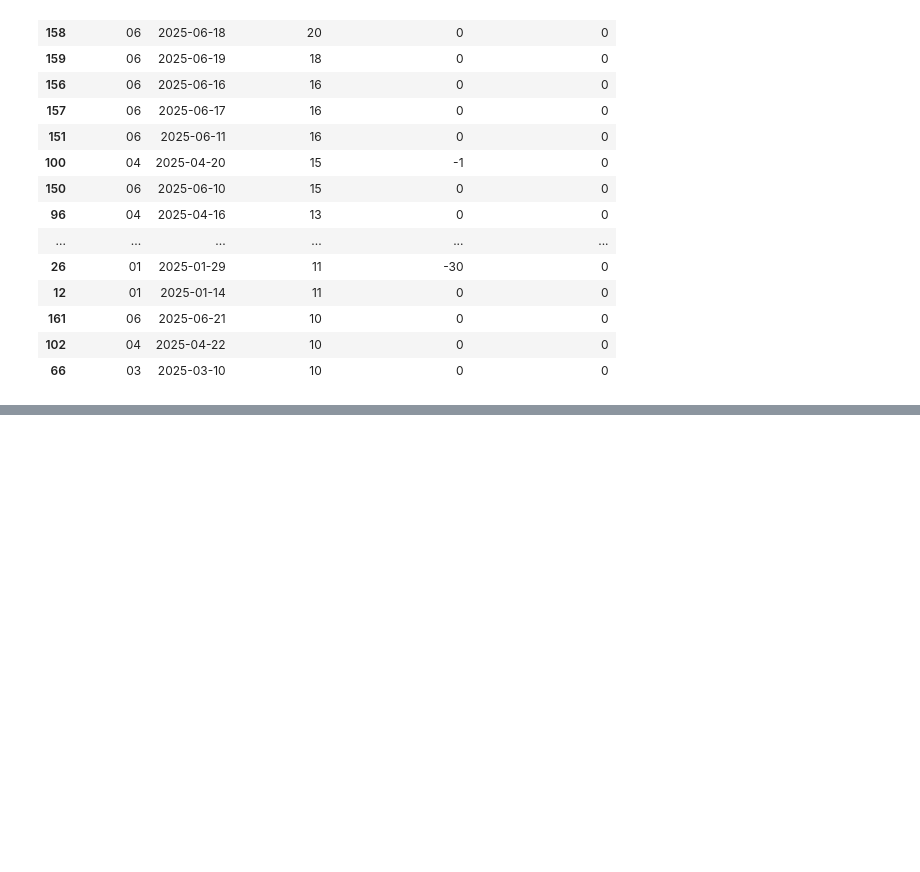
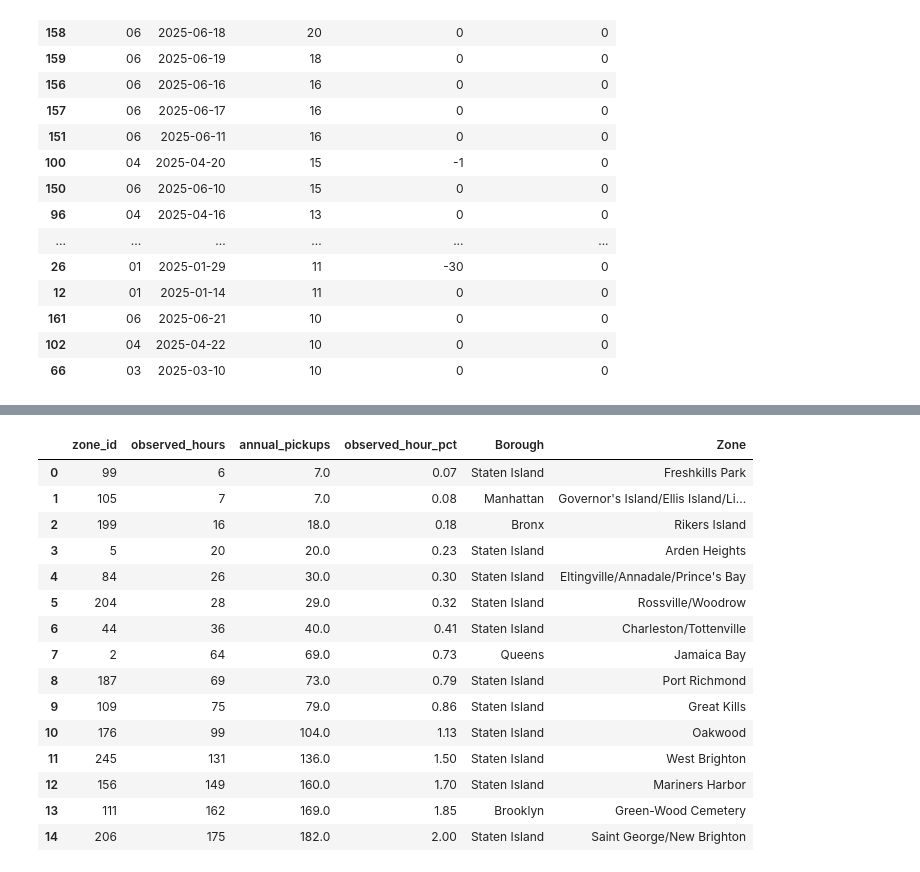
Before and after one commit to cyongxi/Urban-Mobility-Mining, a Jupyter notebook: notebooks/00_data_audit.ipynb, the cells around one changed output, grey strips where cells are left out. Drawn from its saved outputs; the diff is of its cells as text; code cells hidden in the pictures; blank space fills up the shorter version.

Commit message:
Complete preliminary 2025 taxi data audit

```diff
--- a/notebooks/00_data_audit.ipynb
+++ b/notebooks/00_data_audit.ipynb
@@ -380,3 +380,17 @@ display(
 | 161 | 06 | 2025-06-21 | 10 | 0 | 0 |
 | 102 | 04 | 2025-04-22 | 10 | 0 | 0 |
 | 66 | 03 | 2025-03-10 | 10 | 0 | 0 |
+# %%
+# Section 3.4.1 — Taxi Zone Lookup
+
+lookup_path = project_root / "data/external/taxi_zone_lookup.csv"
+
+assert lookup_path.exists(), f"File not found: {lookup_path}"
+
+zones = pd.read_csv(lookup_path)
+
+print("Number of lookup rows:", len(zones))
+print("Columns:", zones.columns.tolist())
+
+display(zones.head(10))
+display(zones.isna().sum().to_frame("missing_count"))
@@ -382,0 +573,51 @@ display(
+# %%
+# Section 3.5.2 — Zone-Level Demand Coverage
+
+zone_coverage = con.execute("""
+    WITH zone_hours AS (
+        SELECT
+            PULocationID AS zone_id,
+            date_trunc('hour', tpep_pickup_datetime) AS hour,
+            COUNT(*) AS pickup_count
+        FROM read_parquet(?)
+        WHERE tpep_pickup_datetime >= TIMESTAMP '2025-01-01'
+          AND tpep_pickup_datetime < TIMESTAMP '2026-01-01'
+          AND PULocationID NOT IN (264, 265)
+        GROUP BY 1, 2
+    )
+    SELECT
+        zone_id,
+        COUNT(*) AS observed_hours,
+        SUM(pickup_count) AS annual_pickups,
+        ROUND(COUNT(*) * 100.0 / 8760, 2) AS observed_hour_pct
+    FROM zone_hours
+    GROUP BY zone_id
+    ORDER BY observed_hour_pct ASC
+""", [full_year_path]).df()
+
+zone_coverage = zone_coverage.merge(
+    zones[["LocationID", "Borough", "Zone"]],
+    left_on="zone_id",
+    right_on="LocationID",
+    how="left"
+).drop(columns="LocationID")
+
+display(zone_coverage.head(15))
+display(zone_coverage.tail(15))
+# %% [output]
+|  | zone_id | observed_hours | annual_pickups | observed_hour_pct | Borough | Zone |
+| 0 | 99 | 6 | 7.0 | 0.07 | Staten Island | Freshkills Park |
+| 1 | 105 | 7 | 7.0 | 0.08 | Manhattan | Governor's Island/Ellis Island/Li... |
+| 2 | 199 | 16 | 18.0 | 0.18 | Bronx | Rikers Island |
+| 3 | 5 | 20 | 20.0 | 0.23 | Staten Island | Arden Heights |
+| 4 | 84 | 26 | 30.0 | 0.30 | Staten Island | Eltingville/Annadale/Prince's Bay |
+| 5 | 204 | 28 | 29.0 | 0.32 | Staten Island | Rossville/Woodrow |
+| 6 | 44 | 36 | 40.0 | 0.41 | Staten Island | Charleston/Tottenville |
+| 7 | 2 | 64 | 69.0 | 0.73 | Queens | Jamaica Bay |
+| 8 | 187 | 69 | 73.0 | 0.79 | Staten Island | Port Richmond |
+| 9 | 109 | 75 | 79.0 | 0.86 | Staten Island | Great Kills |
+| 10 | 176 | 99 | 104.0 | 1.13 | Staten Island | Oakwood |
+| 11 | 245 | 131 | 136.0 | 1.50 | Staten Island | West Brighton |
+| 12 | 156 | 149 | 160.0 | 1.70 | Staten Island | Mariners Harbor |
+| 13 | 111 | 162 | 169.0 | 1.85 | Brooklyn | Green-Wood Cemetery |
+| 14 | 206 | 175 | 182.0 | 2.00 | Staten Island | Saint George/New Brighton |
```
Also changed, not shown: parts of 8 cells of this notebook.
